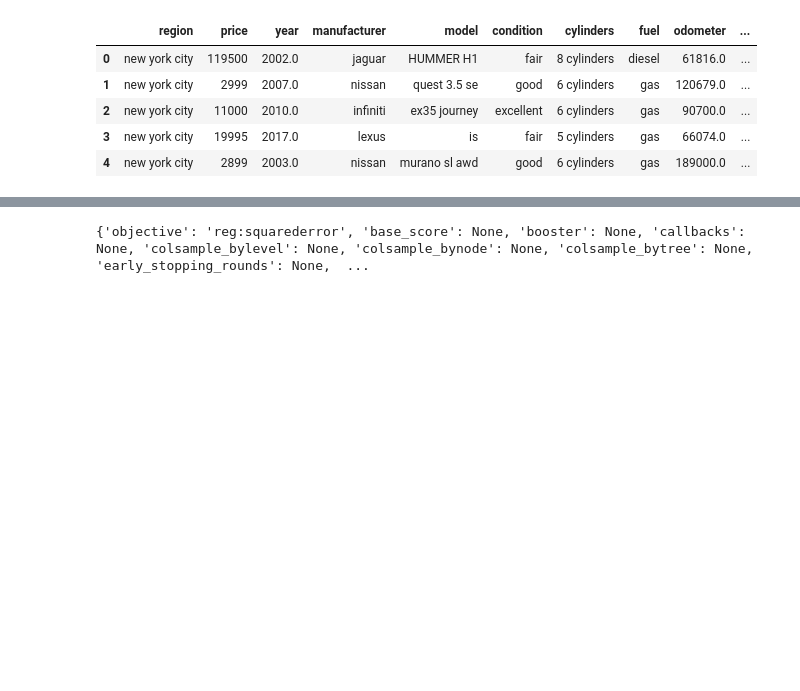
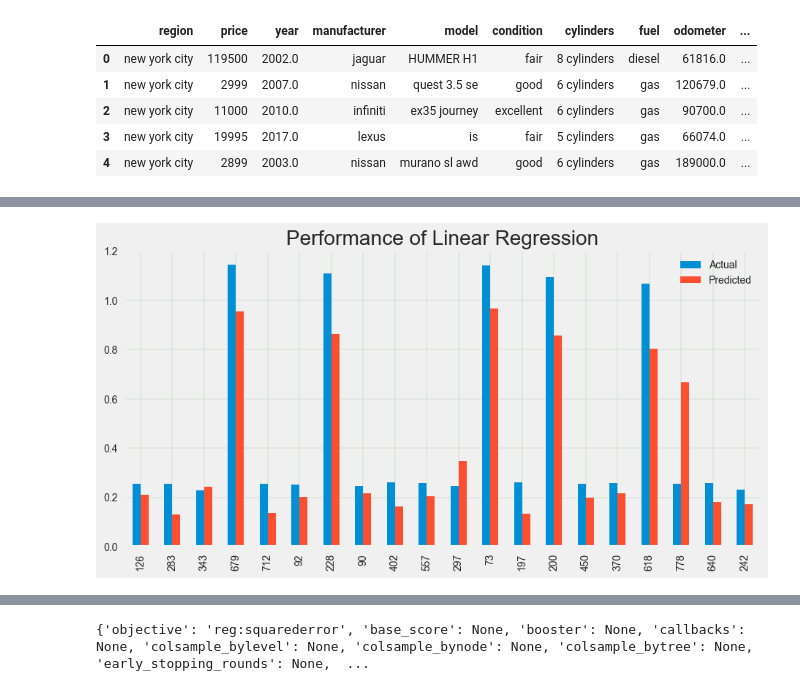
Before and after one commit to CarreteroMunozJoseIvan/Ivan_proyecto_final_ML-, a Jupyter notebook: notebooks/03_Entrenamiento_Modelo.ipynb, the cells around one changed output, grey strips where cells are left out. Cells and saved outputs as stored; diff of their text form; code cells hidden in the pictures; blank space fills up the shorter version.

```diff
--- a/notebooks/03_Entrenamiento_Modelo.ipynb
+++ b/notebooks/03_Entrenamiento_Modelo.ipynb
@@ -52,6 +73,8 @@ df=df.drop('region',axis=1)"""
 
 df2=df.copy()
 df.head()
+df.drop(columns='posting_date', inplace=True)
+df.head()
 # %% [output]
 |  | region | price | year | manufacturer | model | condition | cylinders | fuel | odometer | ... |
 | 0 | new york city | 119500 | 2002.0 | jaguar | HUMMER H1 | fair | 8 cylinders | diesel | 61816.0 | ... |
@@ -63,4 +86,4 @@ df.head()
 #defining numerical and categorical values
 
 num_col=['year','odometer','long','lat']
-cat_cols=['region','manufacturer','model','condition','cylinders','fuel','title_status','transmission','drive','size']
+cat_cols=['region','manufacturer','model','condition','cylinders', 'type', 'paint_color','fuel','title_status','transmission','drive','size']
@@ -67,3 +101,16 @@ cat_cols=['region','manufacturer','model','condition','cylinders','fuel','title_
 # %%
 le=preprocessing.LabelEncoder()
 df[cat_cols]=df[cat_cols].apply(le.fit_transform)
+# %%
+for col in cat_cols:
+    # Aplica LabelEncoder a la columna categórica
+    df[col] = le.fit_transform(df[col])
+
+    # Obtiene las categorías y sus números asignados
+    categories = le.classes_
+    category_nums = le.transform(categories)
+
+    # Imprime las categorías y sus números asignados
+    print(f"Columna: {col}")
+    for category, num in zip(categories, category_nums):
+        print(f"Categoría '{category}': {num}")
@@ -136,3 +204,12 @@ accu=pd.DataFrame(index=['MSLE', 'Root MSLE', 'R2 Score','Accuracy(%)'])
 LR=LinearRegression()
 LR.fit(X_train,y_train)
 y_pred=LR.predict(X_test)
+# %%
+#calculating error/accuracy
+y_test_1,y_pred_1=remove_neg(y_test,y_pred)
+r1_lr=result(y_test_1,y_pred_1)
+print('Coefficients: \n', LR.coef_)
+print("MSLE : {}".format(r1_lr[0]))
+print("Root MSLE : {}".format(r1_lr[1]))
+print("R2 Score : {} or {}%".format(r1_lr[2],r1_lr[3]))
+accu['Linear Regression']=r1_lr
@@ -158,0 +257,12 @@ for i in range(1,10):
+# %%
+#Visualization of true value and predicted
+
+df_check = pd.DataFrame({'Actual': y_test_1, 'Predicted': y_pred_1})
+df_check = df_check.sample(20)
+df_check.plot(kind='bar',figsize=(10,5))
+plt.grid(which='major', linestyle='-', linewidth='0.1', color='Green')
+plt.title('Performance of Linear Regression')
+plt.savefig('Linear-Regression-Performance')
+plt.show()
+# %% [output]
+[figure, added]
```
Also changed, not shown: parts of 38 cells of this notebook, 22 other files.
